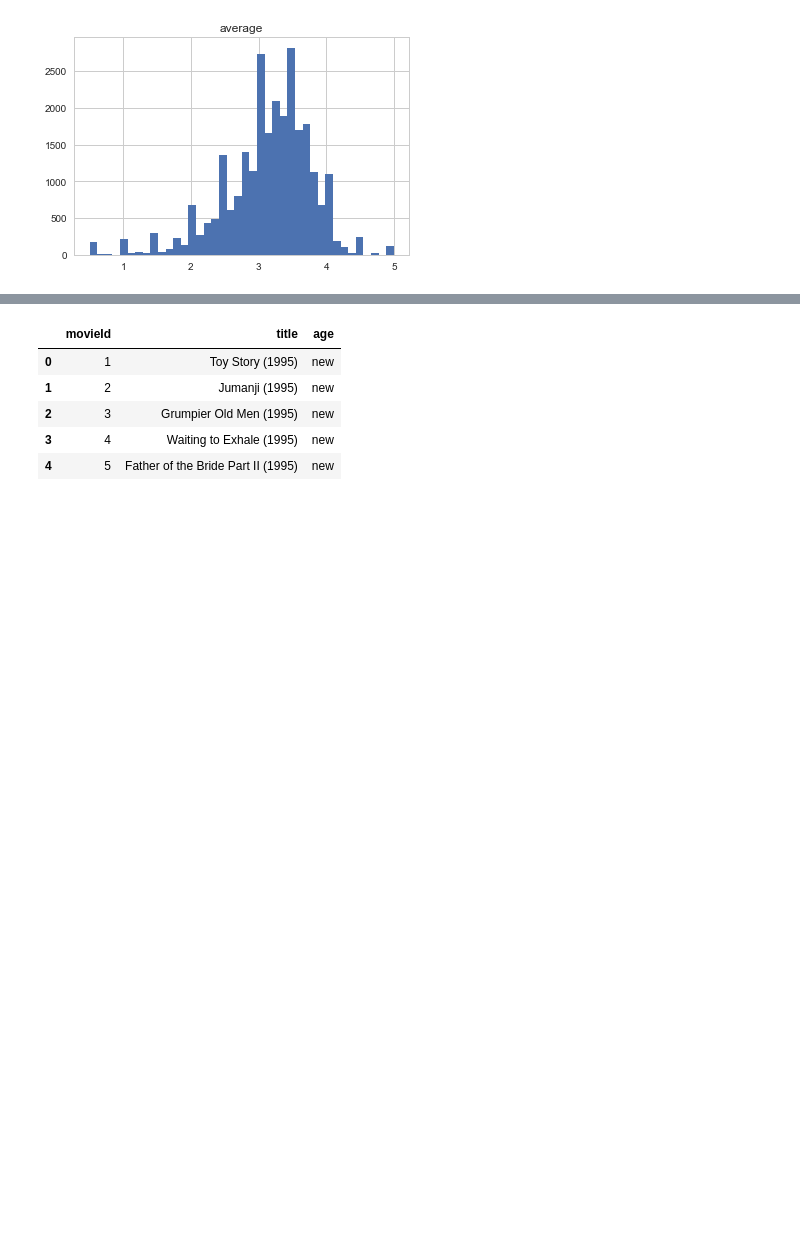
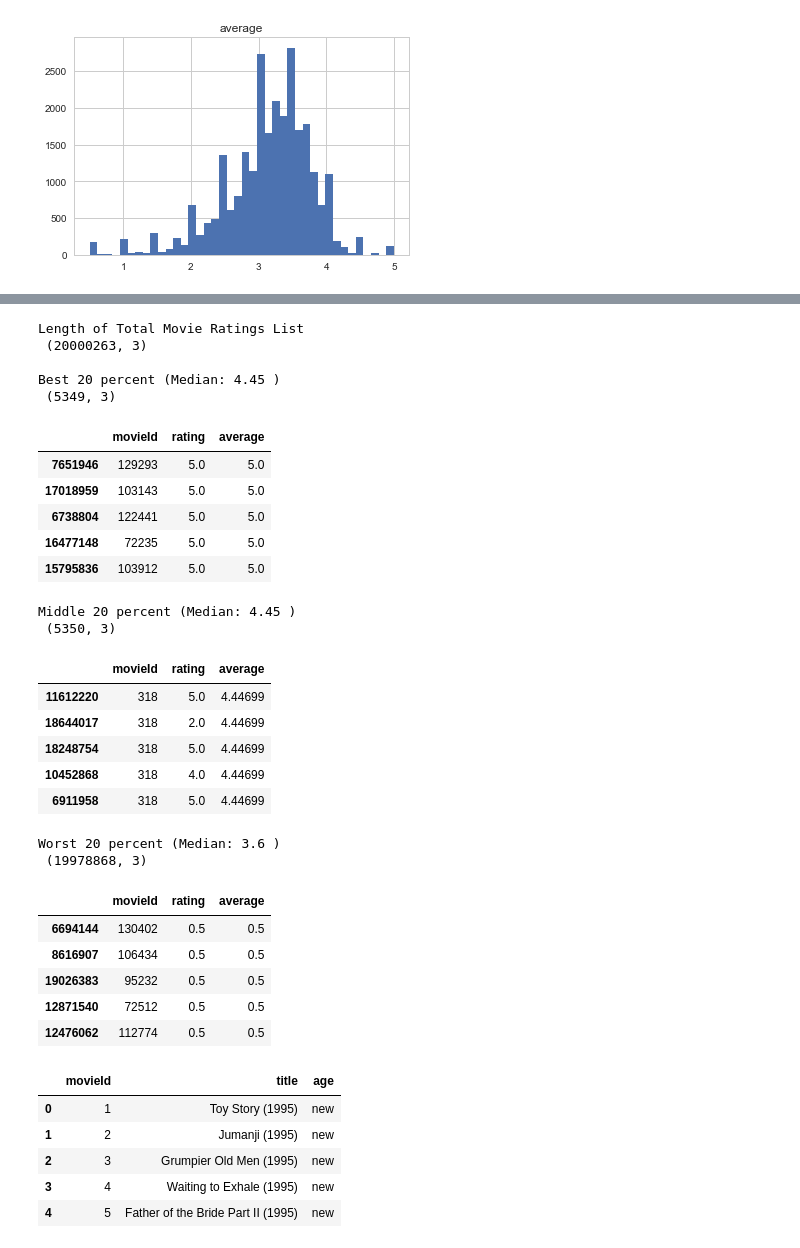
Before and after one commit to michaelegregious/Movie_Ratings, a Jupyter notebook: movie_ratings_by_age.ipynb, the cells around one changed output, grey strips where cells are left out. Drawn from its saved outputs; the diff is of its cells as text; code cells hidden in the pictures; blank space fills up the shorter version.

```diff
--- a/movie_ratings_by_age.ipynb
+++ b/movie_ratings_by_age.ipynb
@@ -158,3 +217,51 @@ array([[<matplotlib.axes._subplots.AxesSubplot object at 0x...>]],
+# %%
+print('Length of Total Movie Ratings List\n', ratings.shape)
+
+# Top 20 percent
+best = ratings.iloc[:5349,:]
+best_median = best["average"].median()
+print('\nBest 20 percent (Median:', round(best_median, 2), ')\n', best.shape)
+best.head()
+
+# Middle 20 percent
+ok = ratings.iloc[10697:16047,:]
+ok_median = ok["average"].median()
+print('\nMiddle 20 percent (Median:', round(ok_median, 2), ')\n', ok.shape)
+ok.tail()
+
+# Worst 20 percent
+worst = ratings.iloc[21395:,:]
+worst_median = worst["average"].median()
+print('\nWorst 20 percent (Median:', round(worst_median, 2), ')\n', worst.shape)
+worst.tail()
+# %% [output]
+Length of Total Movie Ratings List
+ (20000263, 3)
+
+Best 20 percent (Median: 4.45 )
+ (5349, 3)
+|  | movieId | rating | average |
+| 7651946 | 129293 | 5.0 | 5.0 |
+| 17018959 | 103143 | 5.0 | 5.0 |
+| 6738804 | 122441 | 5.0 | 5.0 |
+| 16477148 | 72235 | 5.0 | 5.0 |
+| 15795836 | 103912 | 5.0 | 5.0 |
+Middle 20 percent (Median: 4.45 )
+ (5350, 3)
+|  | movieId | rating | average |
+| 11612220 | 318 | 5.0 | 4.44699 |
+| 18644017 | 318 | 2.0 | 4.44699 |
+| 18248754 | 318 | 5.0 | 4.44699 |
+| 10452868 | 318 | 4.0 | 4.44699 |
+| 6911958 | 318 | 5.0 | 4.44699 |
+Worst 20 percent (Median: 3.6 )
+ (19978868, 3)
+|  | movieId | rating | average |
+| 6694144 | 130402 | 0.5 | 0.5 |
+| 8616907 | 106434 | 0.5 | 0.5 |
+| 19026383 | 95232 | 0.5 | 0.5 |
+| 12871540 | 72512 | 0.5 | 0.5 |
+| 12476062 | 112774 | 0.5 | 0.5 |
 # %%
 # The classify_age function extracts a year in parens from 'title(year)' and returns a string (e.g. 'old')
 
```
Also changed, not shown: parts of 15 cells of this notebook.
